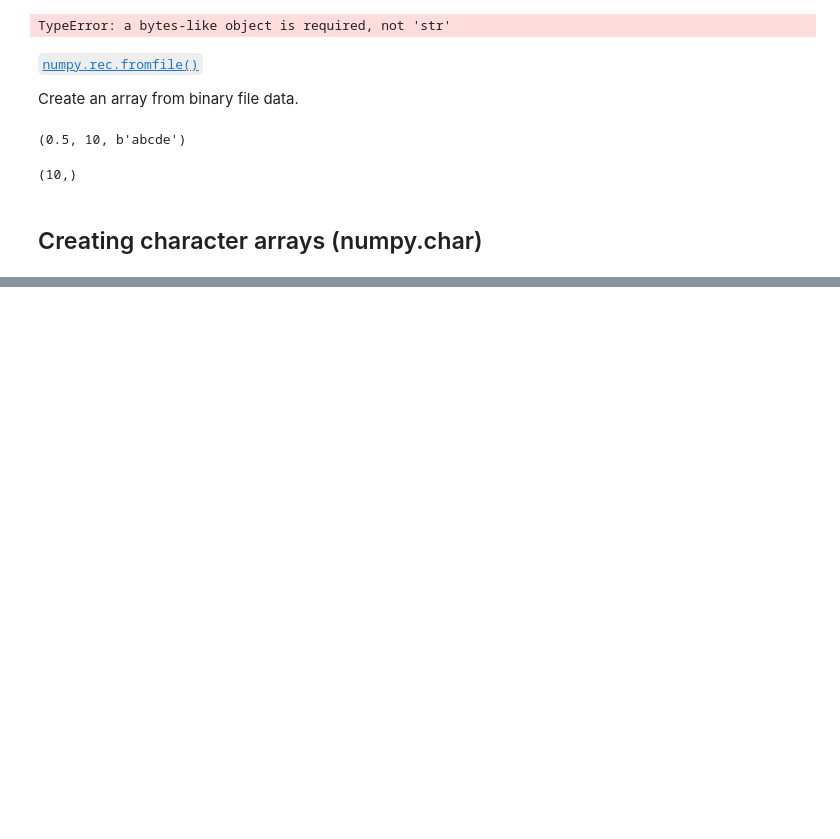
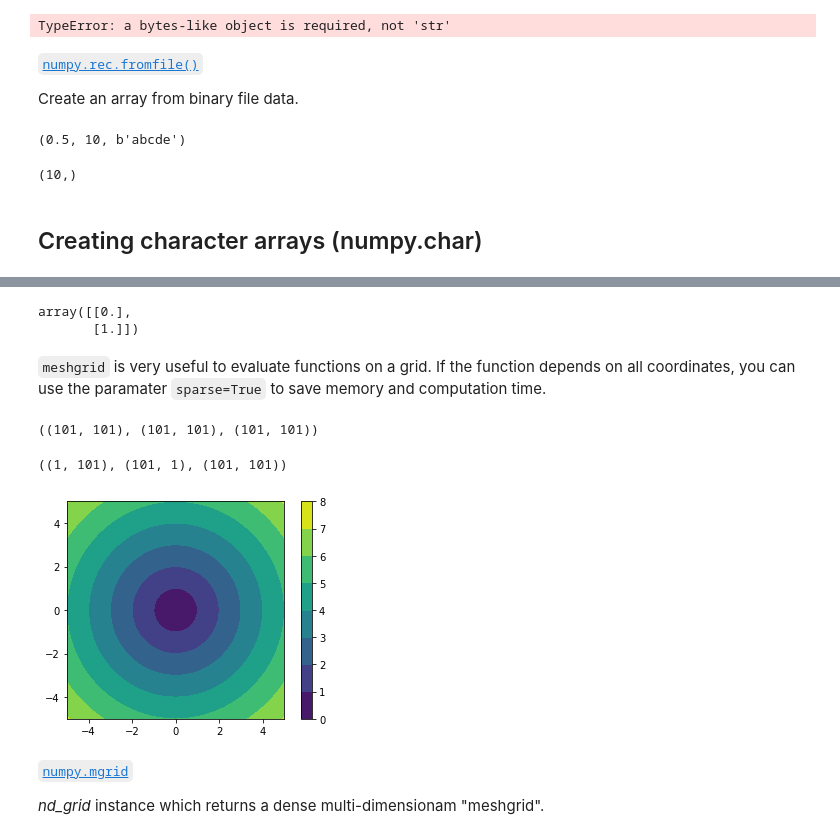
Before and after one commit to adamszymanowski/python-reference, a Jupyter notebook: libraries/numpy/ref00_array-creation.ipynb, the cells around one changed output, grey strips where cells are left out. Cells and saved outputs as stored; diff of their text form; code cells hidden in the pictures; blank space fills up the shorter version.

```diff
--- a/libraries/numpy/ref00_array-creation.ipynb
+++ b/libraries/numpy/ref00_array-creation.ipynb
@@ -743,0 +1013,35 @@ r.shape
+# %%
+yv
+# %% [output]
+array([[0.],
+       [1.]])
+# %% [markdown]
+`meshgrid` is very useful to evaluate functions on a grid. If the function depends on all coordinates, you can use the paramater `sparse=True` to save memory and computation time.
+# %%
+x = np.linspace(-5, 5, 101)
+y = np.linspace(-5, 5, 101)
+# %%
+# full coordinate arrays
+xx, yy = np.meshgrid(x, y)
+zz = np.sqrt(xx**2 + yy**2)
+xx.shape, yy.shape, zz.shape
+# %% [output]
+((101, 101), (101, 101), (101, 101))
+# %%
+# sparse coordinate arrays
+xs, ys = np.meshgrid(x, y, sparse=True)
+zs = np.sqrt(xs**2 + ys**2)
+xs.shape, ys.shape, zs.shape
+# %% [output]
+((1, 101), (101, 1), (101, 101))
+# %%
+h = plt.contourf(x, y, zs)
+plt.axis('scaled')
+plt.colorbar()
+plt.show()
+# %% [output]
+[figure, added]
+# %% [markdown]
+[`numpy.mgrid`](https://numpy.org/doc/stable/reference/generated/numpy.mgrid.html)
+
+*nd_grid* instance which returns a dense multi-dimensionam "meshgrid".
```
Also changed, not shown: parts of 64 cells of this notebook.
